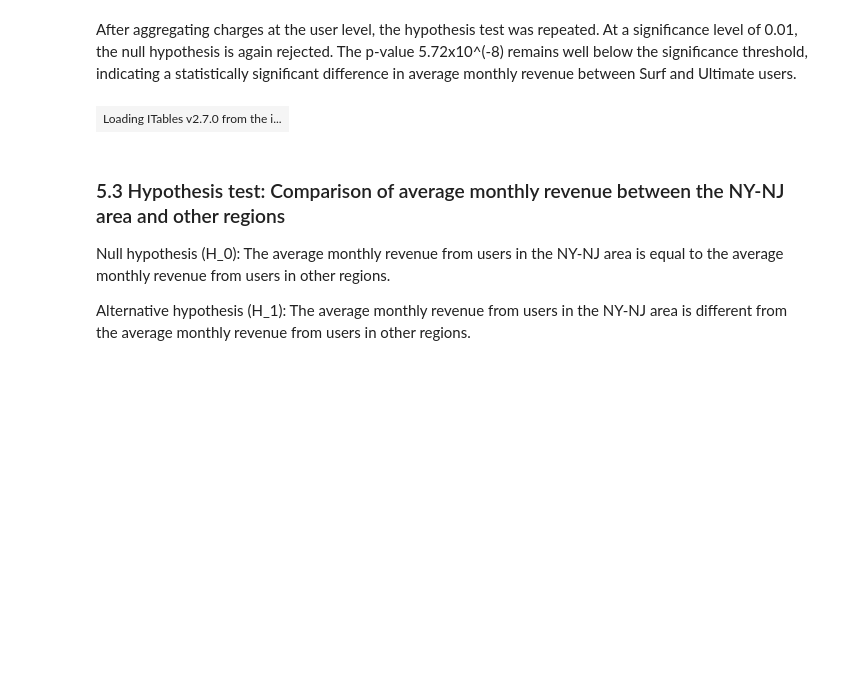
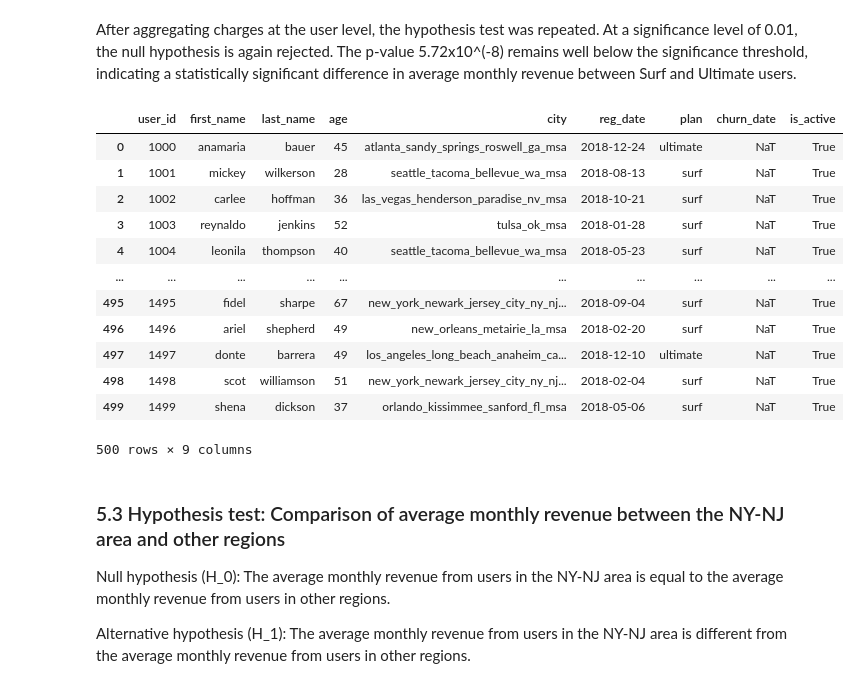
Before and after one commit to marcofrancohalsey/telecom-prepaid-plan-revenue-analysis, a Jupyter notebook: telecom_revenue_analysis.ipynb, the cells around one changed output. Cells and saved outputs as stored; diff of their text form; code cells hidden in the pictures; blank space fills up the shorter version.

```diff
--- a/telecom_revenue_analysis.ipynb
+++ b/telecom_revenue_analysis.ipynb
@@ -2325,9 +2313,21 @@ We reject the null hypothesis
 # %% [markdown]
 After aggregating charges at the user level, the hypothesis test was repeated. At a significance level of 0.01, the null hypothesis is again rejected. The p-value 5.72x10^(-8) remains well below the significance threshold, indicating a statistically significant difference in average monthly revenue between Surf and Ultimate users.
 # %%
-show(df_megaline_users)
+display(df_megaline_users)
 # %% [output]
-| Loading ITables v2.7.0 from the i... |
+|  | user_id | first_name | last_name | age | city | reg_date | plan | churn_date | is_active |
+| 0 | 1000 | anamaria | bauer | 45 | atlanta_sandy_springs_roswell_ga_msa | 2018-12-24 | ultimate | NaT | True |
+| 1 | 1001 | mickey | wilkerson | 28 | seattle_tacoma_bellevue_wa_msa | 2018-08-13 | surf | NaT | True |
+| 2 | 1002 | carlee | hoffman | 36 | las_vegas_henderson_paradise_nv_msa | 2018-10-21 | surf | NaT | True |
+| 3 | 1003 | reynaldo | jenkins | 52 | tulsa_ok_msa | 2018-01-28 | surf | NaT | True |
+| 4 | 1004 | leonila | thompson | 40 | seattle_tacoma_bellevue_wa_msa | 2018-05-23 | surf | NaT | True |
+| ... | ... | ... | ... | ... | ... | ... | ... | ... | ... |
+| 495 | 1495 | fidel | sharpe | 67 | new_york_newark_jersey_city_ny_nj... | 2018-09-04 | surf | NaT | True |
+| 496 | 1496 | ariel | shepherd | 49 | new_orleans_metairie_la_msa | 2018-02-20 | surf | NaT | True |
+| 497 | 1497 | donte | barrera | 49 | los_angeles_long_beach_anaheim_ca... | 2018-12-10 | ultimate | NaT | True |
+| 498 | 1498 | scot | williamson | 51 | new_york_newark_jersey_city_ny_nj... | 2018-02-04 | surf | NaT | True |
+| 499 | 1499 | shena | dickson | 37 | orlando_kissimmee_sanford_fl_msa | 2018-05-06 | surf | NaT | True |
+500 rows × 9 columns
 # %%
 df_usage = df_usage.merge(
     df_megaline_users[['user_id','city']], on = 'user_id', how = 'left'
```
Also changed, not shown: parts of 32 cells of this notebook.
